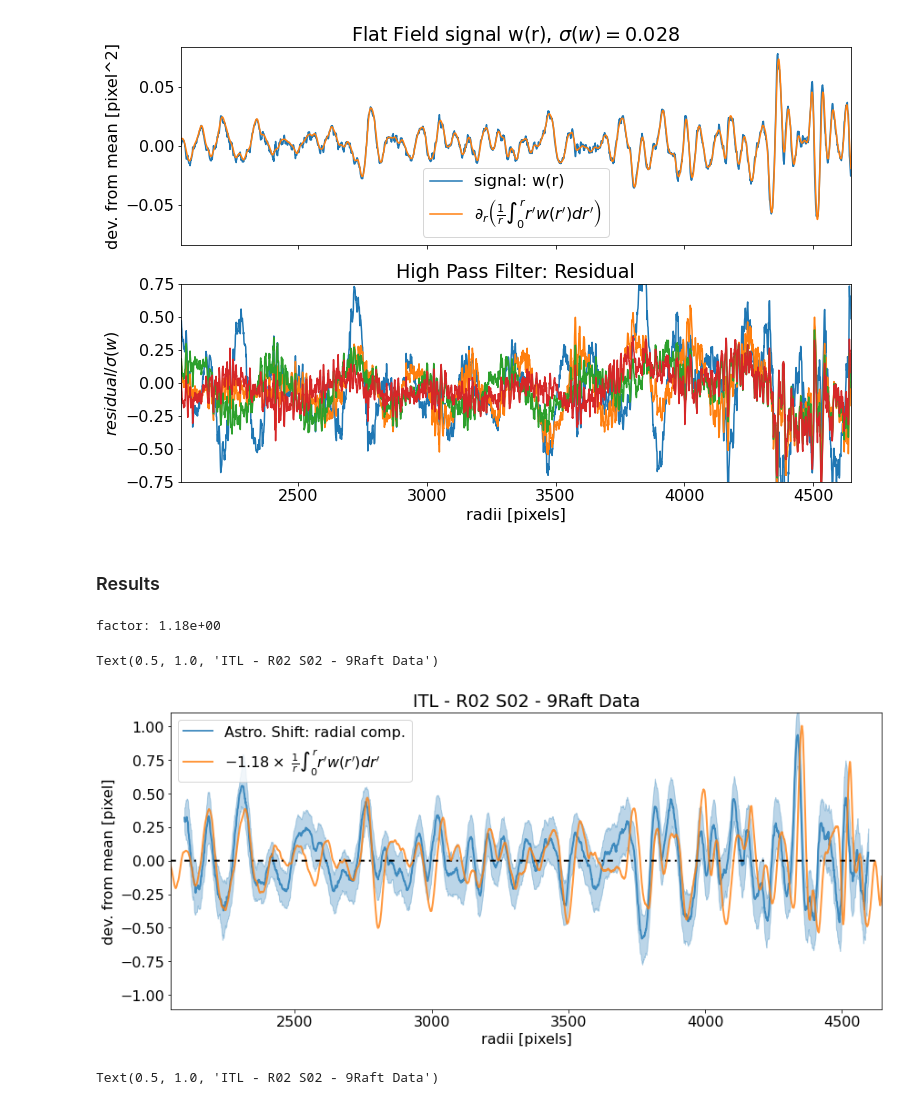
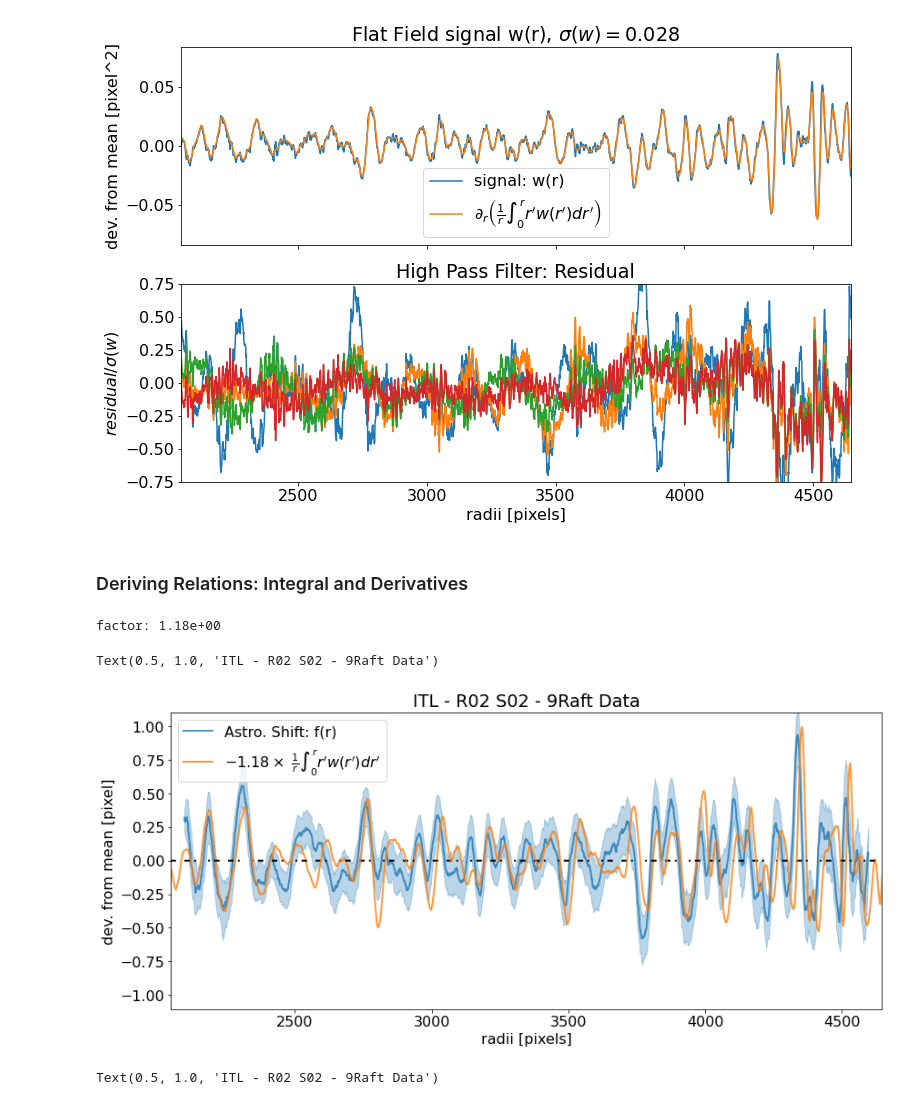
Before and after one commit to estevesjh/lsst-treeRing, a Jupyter notebook: 3-compareTreeRingSingal.ipynb, the cells around one changed output. Drawn from its saved outputs; the diff is of its cells as text; code cells hidden in the pictures.

```diff
--- a/3-compareTreeRingSingal.ipynb
+++ b/3-compareTreeRingSingal.ipynb
@@ -211,8 +232,8 @@ ax[1].set_xlabel('radii [pixels]')
 # %% [output]
 Text(0.5, 0, 'radii [pixels]')
 [figure]
-# %% [markdown]
-### Results
+# %% [markdown]
+### Deriving Relations: Integral and Derivatives
 # %%
 wlabel= r'$\frac{1}{r}\int_{0}^{r} r^\prime w(r^\prime) dr^\prime$'
 dtlabel= r'$\frac{1}{r}\int_{0}^{r} r^\prime dT(r^\prime) dr^\prime$'
@@ -219,15 +241,19 @@ dtlabel= r'$\frac{1}{r}\int_{0}^{r} r^\prime dT(r^\prime) dr^\prime$'
 # %%
+fs     = 91
 window = 61
 p      = 3
 
 dF2 = [dF[0]]
-dF2+= [integrate_signal(dF[0], signal, fs=90, window=window, p = p) for signal in dF[1:]]
+dF2+= [integrate_signal(dF[0], signal, fs=fs, window=window, p = p) for signal in dF[1:]]
 
 dF3 = [dF[0]]
 dF3+= [integrate_signal(dF[0], signal, fs=250, window=window, p = p) for signal in dF[1:]]
 
 dT2 = [dT[0]]
-dT2+= [integrate_signal(dT[0], signal, fs=150, window=window, p = p) for signal in dT[1:]]
+dT2+= [integrate_signal(dT[0], signal, fs=fs, window=window, p = p) for signal in dT[1:]]
+
+dg2 = [dg[0]]
+dg2+= [integrate_signal(dT[0], signal, fs=fs, window=window, p = p) for signal in dg[1:]]
 
 dr2 = [dr[0]]
 dr2+= [savgol_filter(signal, window, polyorder = p, deriv=1) for signal in dr[1:]]
@@ -237,18 +263,18 @@ factor = get_factor(dF2,dr)
 factor: 1.18e+00
 # %%
 fig, ax = plt.subplots(1, 1, figsize=(14, 6))
-plot_profile(dr,label='Astro. Shift: radial comp.',ax=ax,fill=True)
+plot_profile(dr,label='Astro. Shift: f(r)',ax=ax,fill=True)
 plot_profile(dF2,label=r'$%.2f \times$ %s'%(-1*factor,wlabel),ax=ax,factor=-1*factor)
 # plot_profile(dF3,label='%s x%.2e'%(wlabel,-1*factor),ax=ax,factor=-1*factor)
 
 ymax = 5*np.std(dr[1])
 ax.legend(fontsize=16)
 ax.set_xlim(rmin,rmax)
 ax.set_ylim(-ymax,ymax)
-ax.set_title(title)#+' - window=%i pixels'%window)
+ax.set_title(title)
 # %% [output]
 Text(0.5, 1.0, 'ITL - R02 S02 - 9Raft Data')
-[figure, old version]
+[figure, new version]
 # %%
 factor = 1/factor#get_factor(dF,dr2)
 # %%
```
Also changed, not shown: parts of 54 cells of this notebook.
